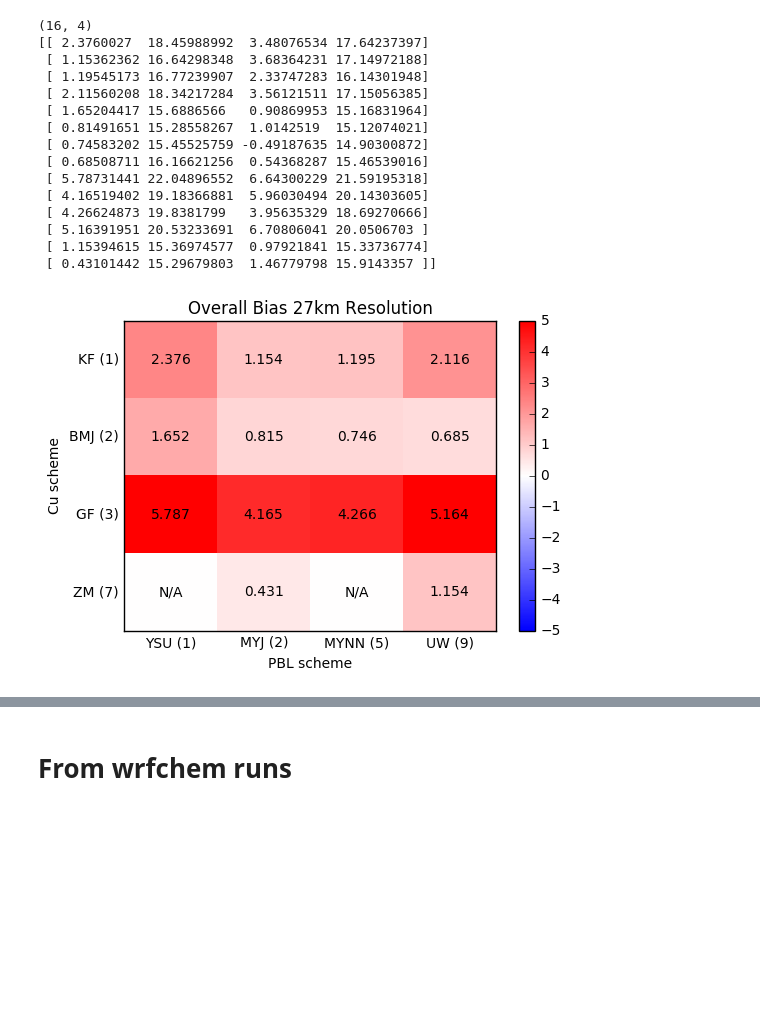
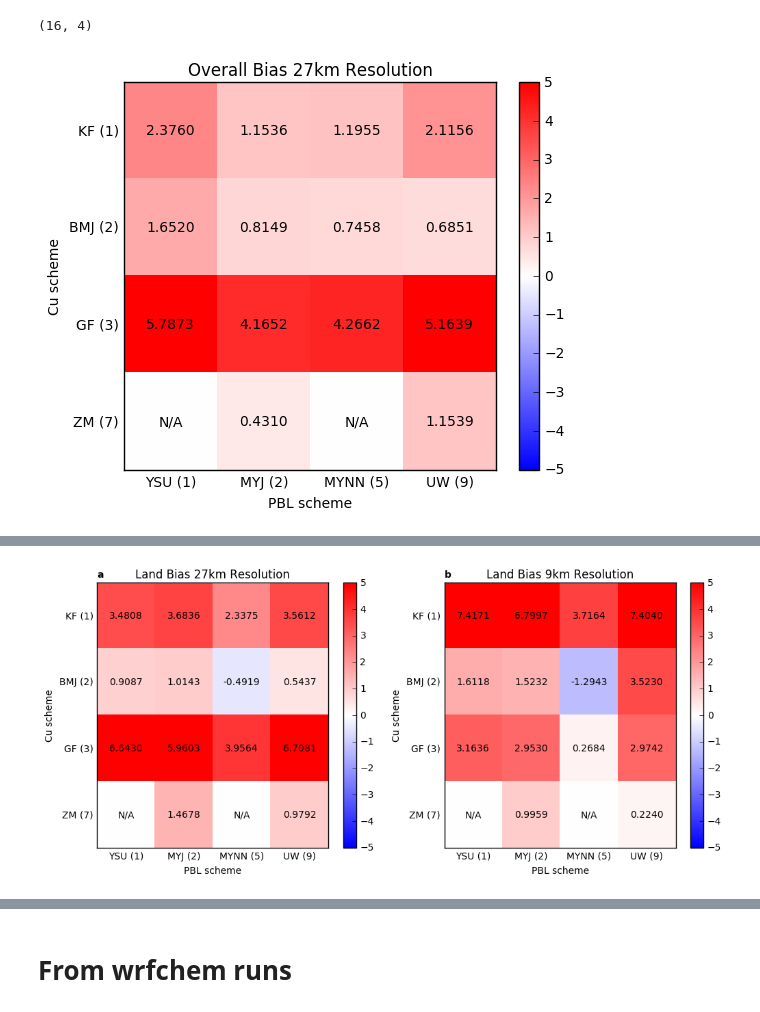
Before and after one commit to nickyeolk/thesisScripts, a Jupyter notebook: biasComparisonWithUVT.ipynb, the cells around one changed output, grey strips where cells are left out. Cells and saved outputs as stored; diff of their text form; code cells hidden in the pictures; blank space fills up the shorter version.

Commit message:
updated plots

```diff
--- a/biasComparisonWithUVT.ipynb
+++ b/biasComparisonWithUVT.ipynb
@@ -117,20 +117,22 @@ land RMSE is  15.33736774002338
 (149, 189)
 # %%
 %matplotlib inline
-biasA=np.load('../WRF_Parameterization/pptBiasMatrix02.npy')
-bias=np.zeros([16,4])
-bias[0:12,:]=biasA[:-2,:]
-bias[13,:]=biasA[-1,:]
-bias[-1,:]=biasA[-2,:]
+def loadMatrix(path):
+    biasA=np.load(path)
+    bias=np.zeros([16,4])
+    bias[0:12,:]=biasA[:-2,:]
+    bias[13,:]=biasA[-1,:]
+    bias[-1,:]=biasA[-2,:]
+    return bias
 print(np.shape(bias))
-def compareMatrix(allArray):
+def compareMatrix(allArray,label=''):
     ax=plt.gca()
     for (i, j), z in np.ndenumerate(allArray):
         if((i==3 and j==0) or (i==3 and j==2)):
             ax.text(j+0.5,i+0.5,'N/A', ha='center', va='center')#,\
                     #bbox=dict(boxstyle='round', facecolor='white', edgecolor='1',pad=0.1))
         else:
-            ax.text(j+0.5, i+0.5, '{:0.3f}'.format(z), ha='center', va='center')#,\
+            ax.text(j+0.5, i+0.5, '{:0.4f}'.format(z), ha='center', va='center')#,\
                     #bbox=dict(boxstyle='round', facecolor='white', edgecolor='1',pad=0.1))
     ax.tick_params(axis=u'both', which=u'both',length=0)
     ax.xaxis.set_major_formatter(ticker.NullFormatter())
@@ -140,53 +142,70 @@ def compareMatrix(allArray):
     ax.yaxis.set_major_formatter(ticker.NullFormatter())
     ax.yaxis.set_minor_locator(ticker.FixedLocator(my))
     ax.yaxis.set_minor_formatter(ticker.FixedFormatter(['KF (1)','BMJ (2)','GF (3)','ZM (7)']))
+    ax.text(0.0, 1.02, label, transform=ax.transAxes,size=10, weight='bold')
     plt.ylabel('Cu scheme')
     plt.colorbar()
     plt.gca().invert_yaxis()
 
 x=y=[0,1,2,3,4]
 mx=my=[0.5,1.5,2.5,3.5]
 labelx=['a','b','c','d']
 
-allArray=np.array(bias[:,0]).reshape(4,4)
+plt.rcParams["figure.figsize"] = 6,5
+bias_d01=loadMatrix('../WRF_Parameterization/pptBiasMatrix02.npy')
+bias_d02=loadMatrix('../WRF_Parameterization/pptBiasMatrix_d02.npy')
+
+allArray=np.array(bias_d01[:,0]).reshape(4,4)
 plt.figure(0)
 plt.pcolormesh(y,x,allArray,cmap='bwr',vmin=-5,vmax=5)
 plt.title('Overall Bias 27km Resolution')
 compareMatrix(allArray)
 
-allArray=np.array(bias[:,1]).reshape(4,4)
+allArray=np.array(bias_d01[:,1]).reshape(4,4)
 plt.figure(1)
 plt.pcolormesh(allArray,cmap='viridis',vmin=0,vmax=20)
 plt.title('Overall RMSE 27km Resolution')
 compareMatrix(allArray)
 
-allArray=np.array(bias[:,2]).reshape(4,4)
+allArray=np.array(bias_d02[:,0]).reshape(4,4)
 plt.figure(2)
+plt.pcolormesh(y,x,allArray,cmap='bwr',vmin=-5,vmax=5)
+plt.title('Overall Bias 9km Resolution')
+compareMatrix(allArray)
+
+allArray=np.array(bias_d02[:,1]).reshape(4,4)
+plt.figure(3)
+plt.pcolormesh(allArray,cmap='viridis',vmin=0,vmax=30)
+plt.title('Overall RMSE 9km Resolution')
+compareMatrix(allArray)
+
+
+plt.rcParams["figure.figsize"] = 12,5
+plt.figure(4)
+allArray=np.array(bias_d01[:,2]).reshape(4,4)
+plt.subplot(1,2,1)
 plt.pcolormesh(allArray,cmap='bwr',vmin=-5,vmax=5)
 plt.title('Land Bias 27km Resolution')
-compareMatrix(allArray)
+compareMatrix(allArray,'a')
 
-allArray=np.array(bias[:,3]).reshape(4,4)
-plt.figure(3)
+allArray=np.array(bias_d02[:,2]).reshape(4,4)
+plt.subplot(1,2,2)
+plt.pcolormesh(allArray,cmap='bwr',vmin=-5,vmax=5)
+plt.title('Land Bias 9km Resolution')
+compareMatrix(allArray,'b')
+
+plt.figure(5)
+allArray=np.array(bias_d01[:,3]).reshape(4,4)
+plt.subplot(1,2,1)
 plt.pcolormesh(allArray,cmap='viridis',vmin=0,vmax=25)
 plt.title('Land RMSE 27km Resolution')
-compareMatrix(allArray)
+compareMatrix(allArray,'a')
 
-print(biasA)
+allArray=np.array(bias_d02[:,3]).reshape(4,4)
+plt.subplot(1,2,2)
+plt.pcolormesh(allArray,cmap='viridis',vmin=0,vmax=30)
+plt.title('Land RMSE 9km Resolution')
+compareMatrix(allArray,'b')
 # %% [output]
 (16, 4)
-[[ 2.3760027  18.45988992  3.48076534 17.64237397]
- [ 1.15362362 16.64298348  3.68364231 17.14972188]
- [ 1.19545173 16.77239907  2.33747283 16.14301948]
- [ 2.11560208 18.34217284  3.56121511 17.15056385]
- [ 1.65204417 15.6886566   0.90869953 15.16831964]
- [ 0.81491651 15.28558267  1.0142519  15.12074021]
- [ 0.74583202 15.45525759 -0.49187635 14.90300872]
- [ 0.68508711 16.16621256  0.54368287 15.46539016]
- [ 5.78731441 22.04896552  6.64300229 21.59195318]
- [ 4.16519402 19.18366881  5.96030494 20.14303605]
- [ 4.26624873 19.8381799   3.95635329 18.69270666]
- [ 5.16391951 20.53233691  6.70806041 20.0506703 ]
- [ 1.15394615 15.36974577  0.97921841 15.33736774]
- [ 0.43101442 15.29679803  1.46779798 15.9143357 ]]
-[figure, old version]
+[figure, new version]
@@ -195,0 +215 @@ print(biasA)
+[figure, added]
```
Also changed, not shown: parts of 12 cells of this notebook, 2 other files.
